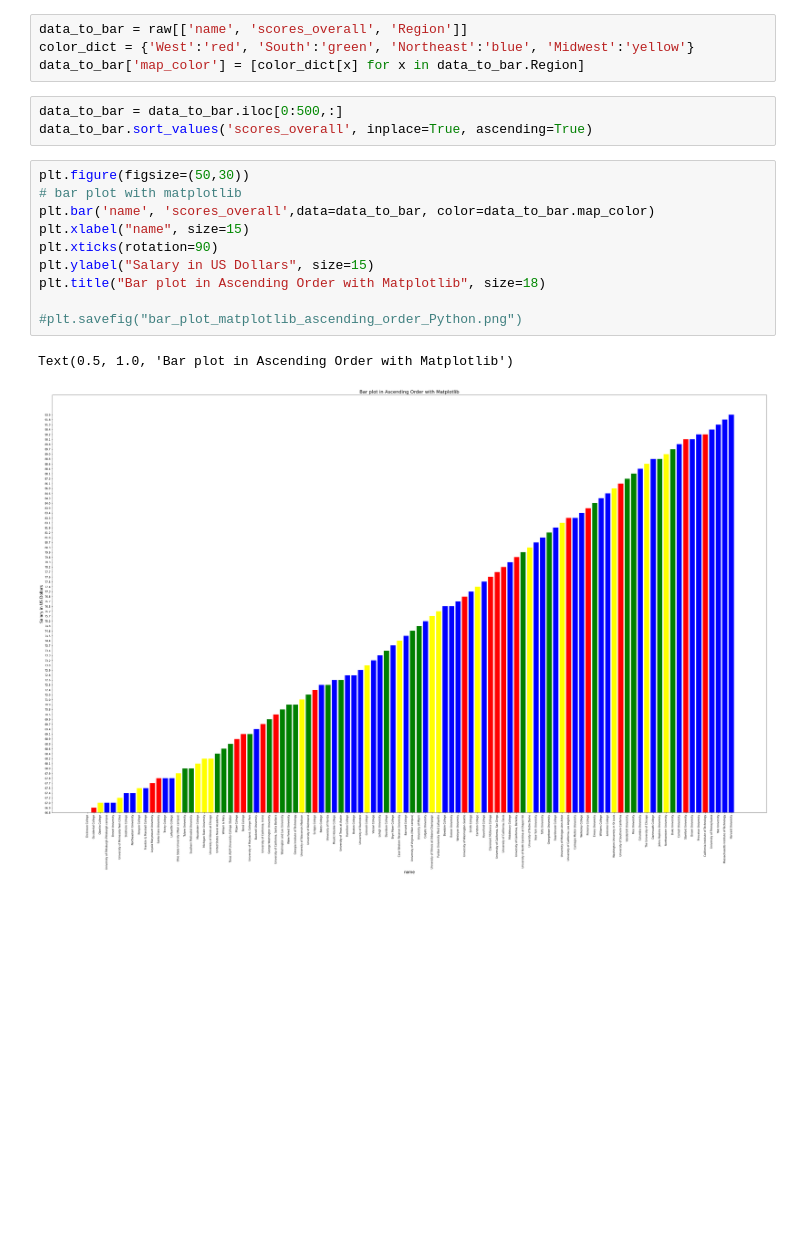
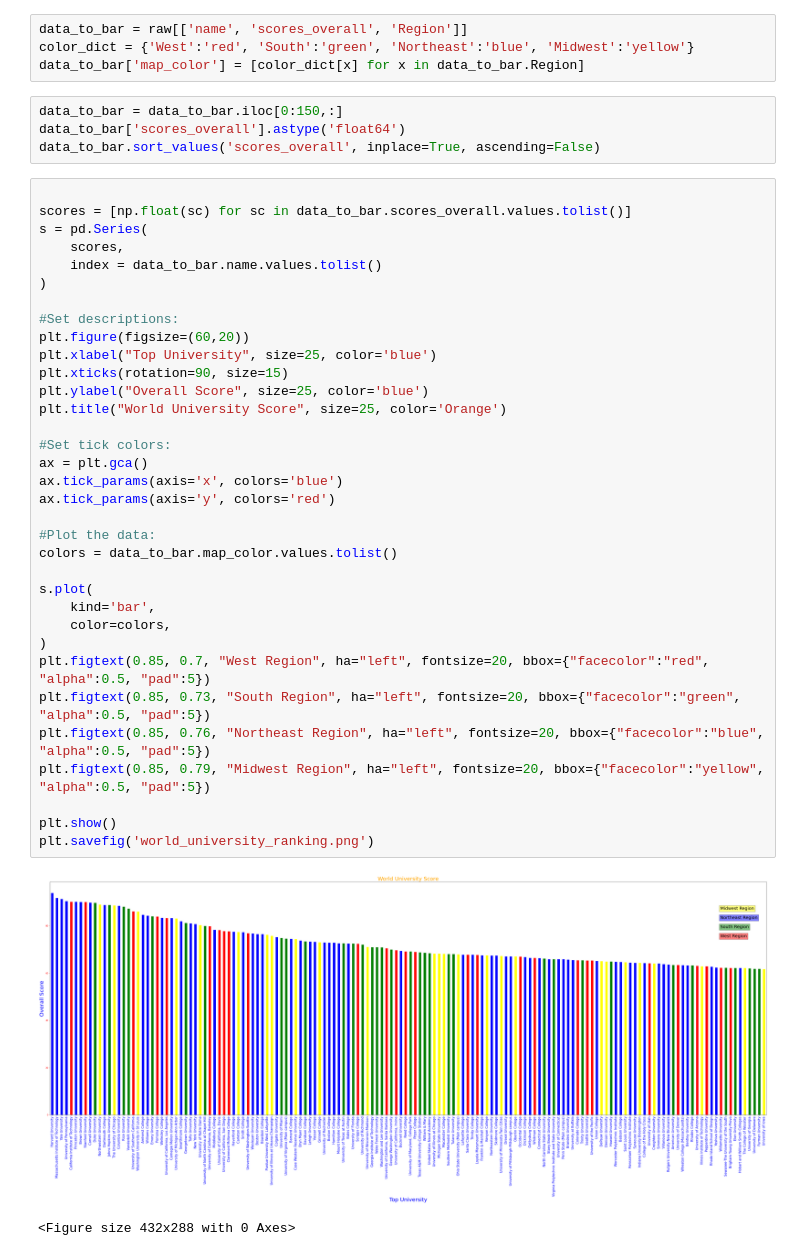
Before and after one commit to lochotan4794/us_collegue_ranking_visualization, a Jupyter notebook: run.ipynb, the cells around one changed output. Drawn from its saved outputs; the diff is of its cells as text; blank space fills up the shorter version.

```diff
--- a/run.ipynb
+++ b/run.ipynb
@@ -92,18 +93,43 @@ data_to_bar = raw[['name', 'scores_overall', 'Region']]
 color_dict = {'West':'red', 'South':'green', 'Northeast':'blue', 'Midwest':'yellow'}
 data_to_bar['map_color'] = [color_dict[x] for x in data_to_bar.Region]
 # %%
-data_to_bar = data_to_bar.iloc[0:500,:]
-data_to_bar.sort_values('scores_overall', inplace=True, ascending=True)
+data_to_bar = data_to_bar.iloc[0:150,:]
+data_to_bar['scores_overall'].astype('float64')
+data_to_bar.sort_values('scores_overall', inplace=True, ascending=False)
-# %%
-plt.figure(figsize=(50,30))
-# bar plot with matplotlib
-plt.bar('name', 'scores_overall',data=data_to_bar, color=data_to_bar.map_color)
-plt.xlabel("name", size=15)
-plt.xticks(rotation=90)
-plt.ylabel("Salary in US Dollars", size=15)
-plt.title("Bar plot in Ascending Order with Matplotlib", size=18)
-
-#plt.savefig("bar_plot_matplotlib_ascending_order_Python.png")
-# %% [output]
-Text(0.5, 1.0, 'Bar plot in Ascending Order with Matplotlib')
-[figure, removed]
+# %%
+
+scores = [np.float(sc) for sc in data_to_bar.scores_overall.values.tolist()]
+s = pd.Series(
+    scores,
+    index = data_to_bar.name.values.tolist()
+)
+
+#Set descriptions:
+plt.figure(figsize=(60,20))
+plt.xlabel("Top University", size=25, color='blue')
+plt.xticks(rotation=90, size=15)
+plt.ylabel("Overall Score", size=25, color='blue')
+plt.title("World University Score", size=25, color='Orange')
+
+#Set tick colors:
+ax = plt.gca()
+ax.tick_params(axis='x', colors='blue')
+ax.tick_params(axis='y', colors='red')
+
+#Plot the data:
+colors = data_to_bar.map_color.values.tolist()
+
+s.plot(
+    kind='bar',
+    color=colors,
+)
+plt.figtext(0.85, 0.7, "West Region", ha="left", fontsize=20, bbox={"facecolor":"red", "alpha":0.5, "pad":5})
+plt.figtext(0.85, 0.73, "South Region", ha="left", fontsize=20, bbox={"facecolor":"green", "alpha":0.5, "pad":5})
+plt.figtext(0.85, 0.76, "Northeast Region", ha="left", fontsize=20, bbox={"facecolor":"blue", "alpha":0.5, "pad":5})
+plt.figtext(0.85, 0.79, "Midwest Region", ha="left", fontsize=20, bbox={"facecolor":"yellow", "alpha":0.5, "pad":5})
+
+plt.show()
+plt.savefig('world_university_ranking.png')
+# %% [output]
+[figure, added]
+<Figure size 432x288 with 0 Axes>
```
Also changed, not shown: parts of 1 cell of this notebook.
